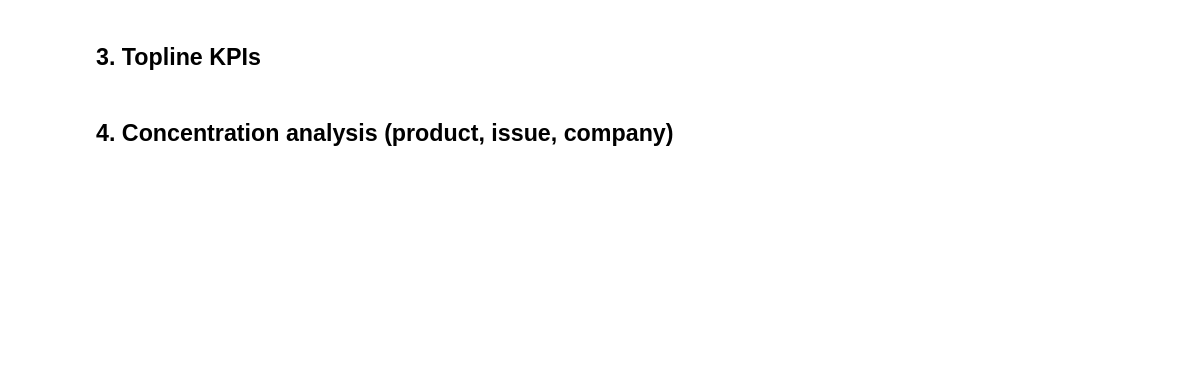
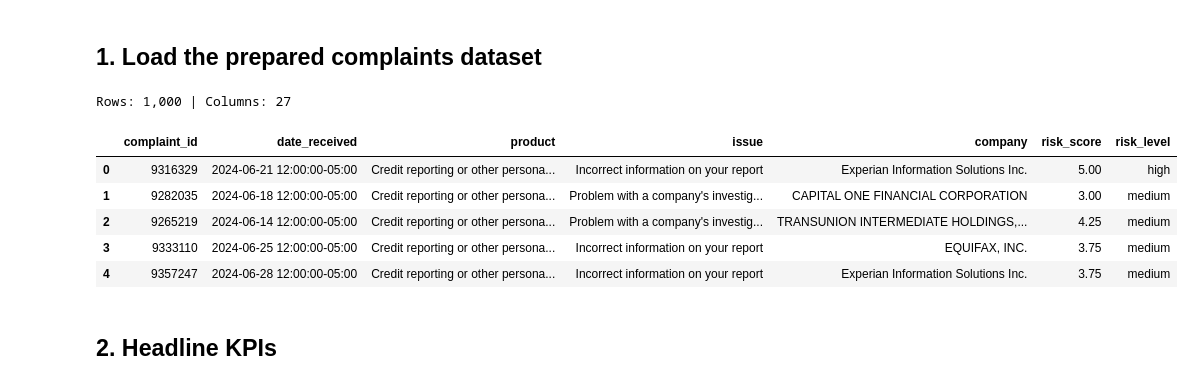
Before and after one commit to DiogoRibeiro7/cx-complaint-intelligence, a Jupyter notebook: notebooks/01_complaint_intelligence_analysis.ipynb, the cells around one changed output. Saved outputs shown, nothing was run; the diff lists cells and outputs as text; code cells hidden in the pictures; blank space fills up the shorter version.

```diff
--- a/notebooks/01_complaint_intelligence_analysis.ipynb
+++ b/notebooks/01_complaint_intelligence_analysis.ipynb
@@ -40,0 +35,31 @@ complaints.shape
+# %%
+from __future__ import annotations
+
+import warnings
+from IPython.display import Markdown, display
+
+import matplotlib.pyplot as plt
+import numpy as np
+import pandas as pd
+
+from cx_complaints.reports.notebook_utils import (
+    PALETTE,
+    RISK_COLORS,
+    concentration_table,
+    horizontal_bar,
+    kpi_table,
+    load_complaints,
+    load_pipeline_outputs,
+    monthly_summary,
+    render_environment,
+    save_figure,
+    save_table,
+    setup_notebook,
+    topic_labels,
+    write_environment_snapshot,
+)
+
+warnings.filterwarnings("ignore", category=FutureWarning)
+
+ctx = setup_notebook("01")
+render_environment(ctx)
@@ -41,12 +76,24 @@ complaints.shape
+# %% [markdown]
+## 1. Load the prepared complaints dataset
 # %%
+complaints = load_complaints(ctx)
+print(f"Rows: {len(complaints):,} | Columns: {len(complaints.columns)}")
 complaints[[
     "complaint_id",
     "date_received",
     "product",
     "issue",
     "company",
     "risk_score",
     "risk_level",
 ]].head()
+# %% [output]
+Rows: 1,000 | Columns: 27
+|  | complaint_id | date_received | product | issue | company | risk_score | risk_level |
+| 0 | 9316329 | 2024-06-21 12:00:00-05:00 | Credit reporting or other persona... | Incorrect information on your report | Experian Information Solutions Inc. | 5.00 | high |
+| 1 | 9282035 | 2024-06-18 12:00:00-05:00 | Credit reporting or other persona... | Problem with a company's investig... | CAPITAL ONE FINANCIAL CORPORATION | 3.00 | medium |
+| 2 | 9265219 | 2024-06-14 12:00:00-05:00 | Credit reporting or other persona... | Problem with a company's investig... | TRANSUNION INTERMEDIATE HOLDINGS,... | 4.25 | medium |
+| 3 | 9333110 | 2024-06-25 12:00:00-05:00 | Credit reporting or other persona... | Incorrect information on your report | EQUIFAX, INC. | 3.75 | medium |
+| 4 | 9357247 | 2024-06-28 12:00:00-05:00 | Credit reporting or other persona... | Incorrect information on your report | Experian Information Solutions Inc. | 3.75 | medium |
 # %% [markdown]
-## 3. Topline KPIs
+## 2. Headline KPIs
@@ -82,2 +99,0 @@ kpis
-# %% [markdown]
-## 4. Concentration analysis (product, issue, company)
```
Also changed, not shown: parts of 31 cells of this notebook, 14 other files.
